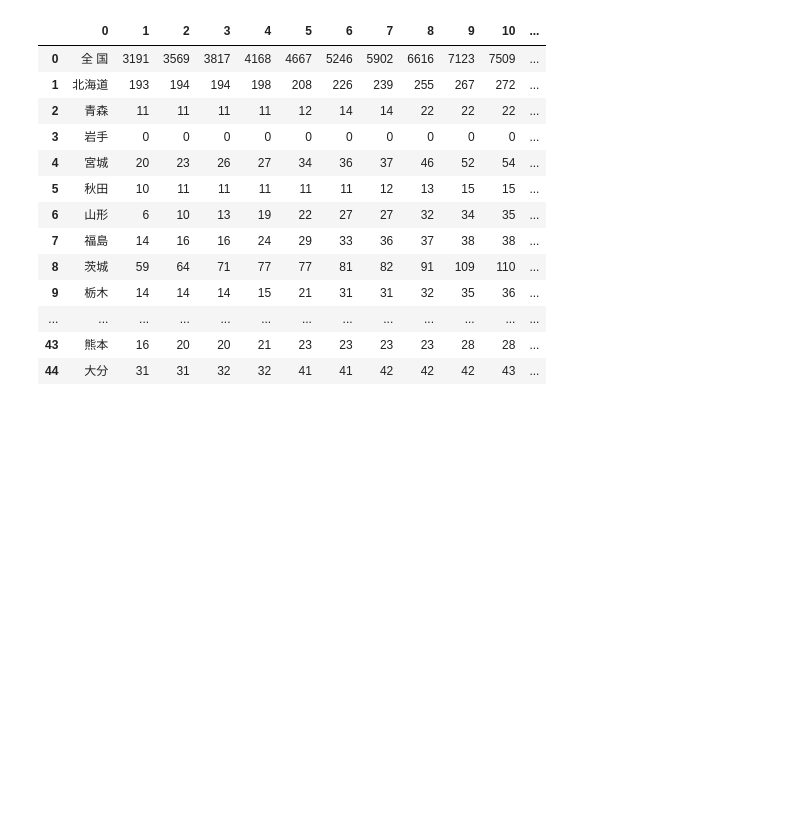
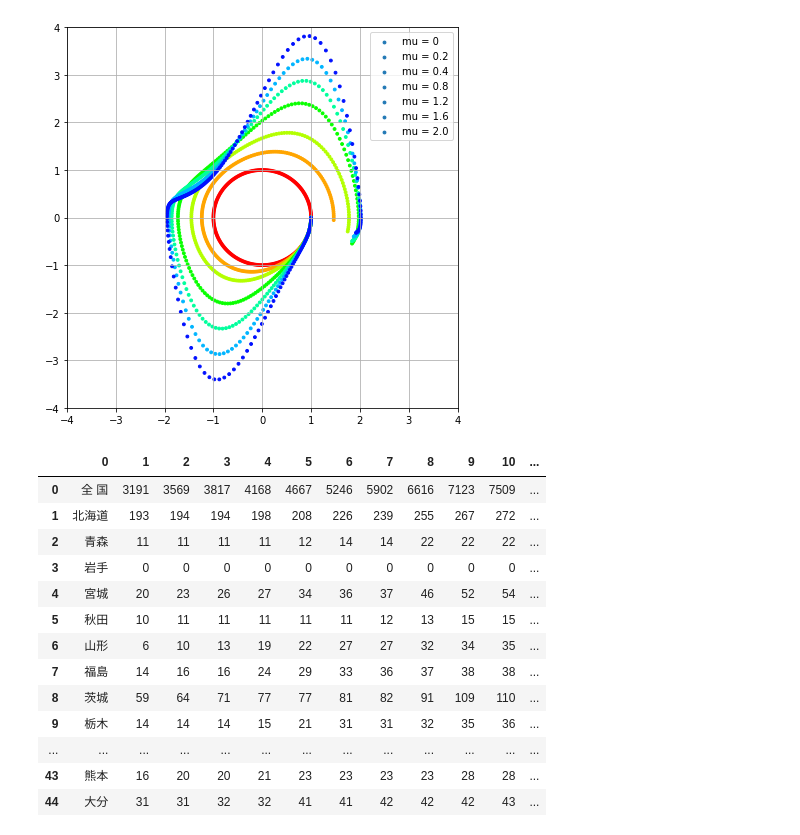
Before and after one commit to hi-ogawa/notebooks, a Jupyter notebook: src/misc_v6.ipynb, the cells around one changed output. Drawn from its saved outputs; the diff is of its cells as text; code cells hidden in the pictures; blank space fills up the shorter version.

Commit message:
Update misc_v6.ipynb (Limit cycle of Van der Pol oscillator)

```diff
--- a/src/misc_v6.ipynb
+++ b/src/misc_v6.ipynb
@@ -1,3 +1,84 @@
+# %%
+#
+# Limit cycle of Van der Pol oscillator
+#
+# Dt(x) = v
+# Dt(v) = - x - mu (x^2 - 1) v
+#
+
+import functools
+import numpy as np; Np = np.array
+import matplotlib.pyplot as plt
+import ipywidgets as ipyw
+
+
+# Explicit Runge-Kutta 4th order
+def solve(dt, f, t, x):
+    k1 = f(t           , x                )
+    k2 = f(t + 1/2 * dt, x + 1/2 * dt * k1)
+    k3 = f(t + 1/2 * dt, x + 1/2 * dt * k2)
+    k4 = f(t + 1   * dt, x + 1   * dt * k3)
+    return x + dt * (1/6 * k1 + 2/6 * k2 + 2/6 * k3 + 1/6 * k4)
+
+
+# Van der Pol equation
+def f(t, arg, mu):
+    x, v = arg
+    dx = v
+    dv = - x - mu * (x**2 - 1) * v
+    return Np([dx, dv])
+
+
+def _0(mu=2.0, ax=False, color=False):
+    # parameter setup
+    x0, v0 = 1, 0
+    dt = 0.03
+    N = int(2 * np.pi / dt) # so that it fits period for mu = 0
+
+    # system setup
+    t = 0
+    x = Np([x0, v0])
+    ff = functools.partial(f, mu=mu)
+
+    # numerical integration
+    ls_x = [x]
+    ls_t = [t]
+    for i in range(N):
+        x = solve(dt, ff, t, x)
+        t += dt
+        ls_t += [t]
+        ls_x += [x]
+    ls_t = Np(ls_t)
+    ls_x = Np(ls_x)
+
+    # plotting
+    x, y = ls_x.T
+    if color is not False:
+        color = color * np.ones(N + 1)
+    else:
+        color = np.linspace(0, 1, num=N + 1)  # hsv color gradient by time
+    if ax is False:
+        fig, ax = plt.subplots(figsize=(7, 7))
+    ax.set(xlim=[-4, 4], ylim=[-4, 4])
+    ax.grid()
+    ax.scatter(x, y, c=color, s=8, vmin=0, vmax=1, cmap='hsv', label=f"mu = {mu}")
+    ax.legend()
+
+
+def _1(ls_mu):
+    fig, ax = plt.subplots(figsize=(7, 7))
+    colors = np.linspace(0, 1, num=len(ls_mu)) * (2 / 3)
+    for mu, color in zip(ls_mu, colors):
+        _0(mu, ax, color)
+
+
+# _0(2.0)
+_1([0, 0.2, 0.4, 0.8, 1.2, 1.6, 2.0])
+
+# UI
+# ipyw.interact(_0, mu=(0, 8, 0.1))
+# %% [output]
+[figure, added]
 # %%
 #
 # Extract data from pdf
```
